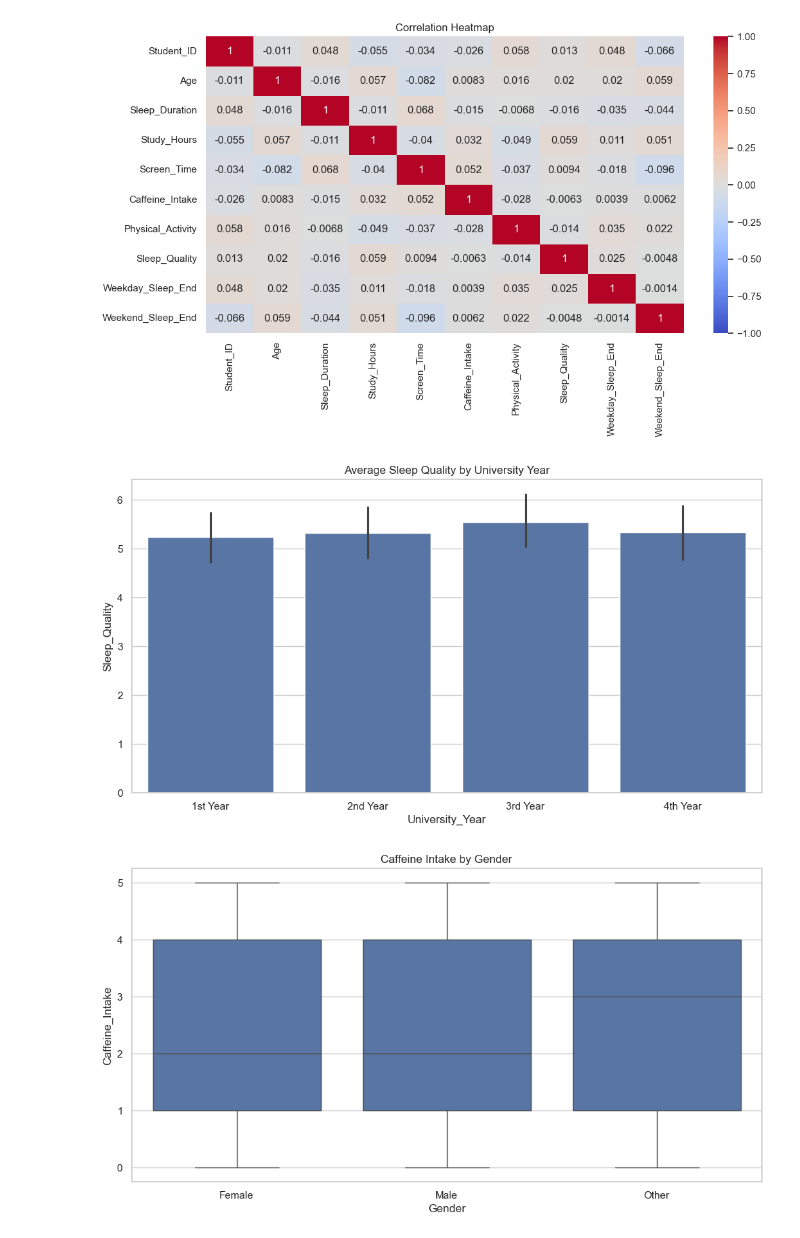
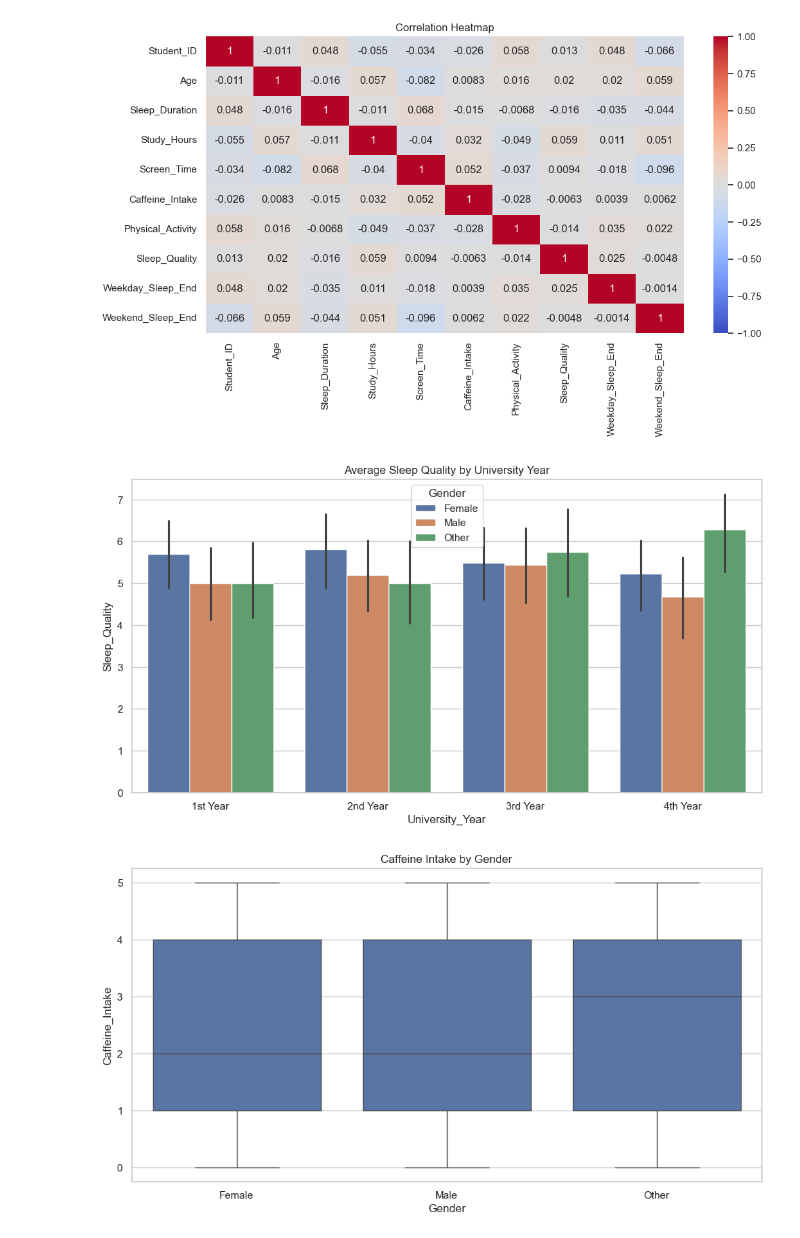
Before and after one commit to CouchPtato/VisualizationProject, a Jupyter notebook: DA/AnalysisProject.ipynb, the cells around one changed output. Saved outputs shown, nothing was run; the diff lists cells and outputs as text; code cells hidden in the pictures.

Commit message:
minor changes in graph

```diff
--- a/DA/AnalysisProject.ipynb
+++ b/DA/AnalysisProject.ipynb
@@ -163,11 +163,11 @@ plt.show()
 [figure]
 # %%
 plt.figure()
-sns.barplot(x='University_Year', y='Sleep_Quality', data=df, estimator = lambda x: x.mean())
+sns.barplot(x='University_Year', y='Sleep_Quality', data=df, estimator = lambda x: x.mean(), hue = "Gender")
 plt.title('Average Sleep Quality by University Year')
 plt.show()
 # %% [output]
-[figure, old version]
+[figure, new version]
 # %%
 plt.figure()
 sns.boxplot(x='Gender', y='Caffeine_Intake', data=df)
```
Also changed, not shown: parts of 3 cells of this notebook.
